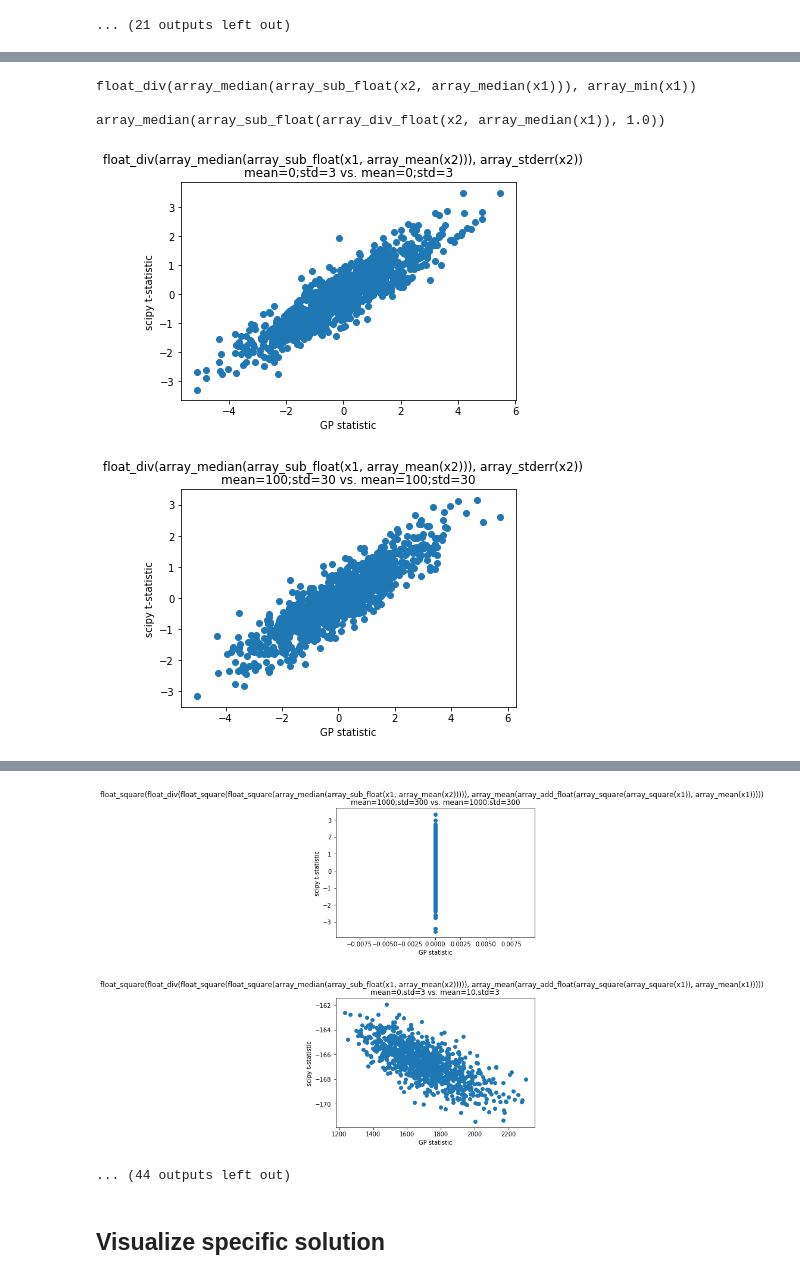
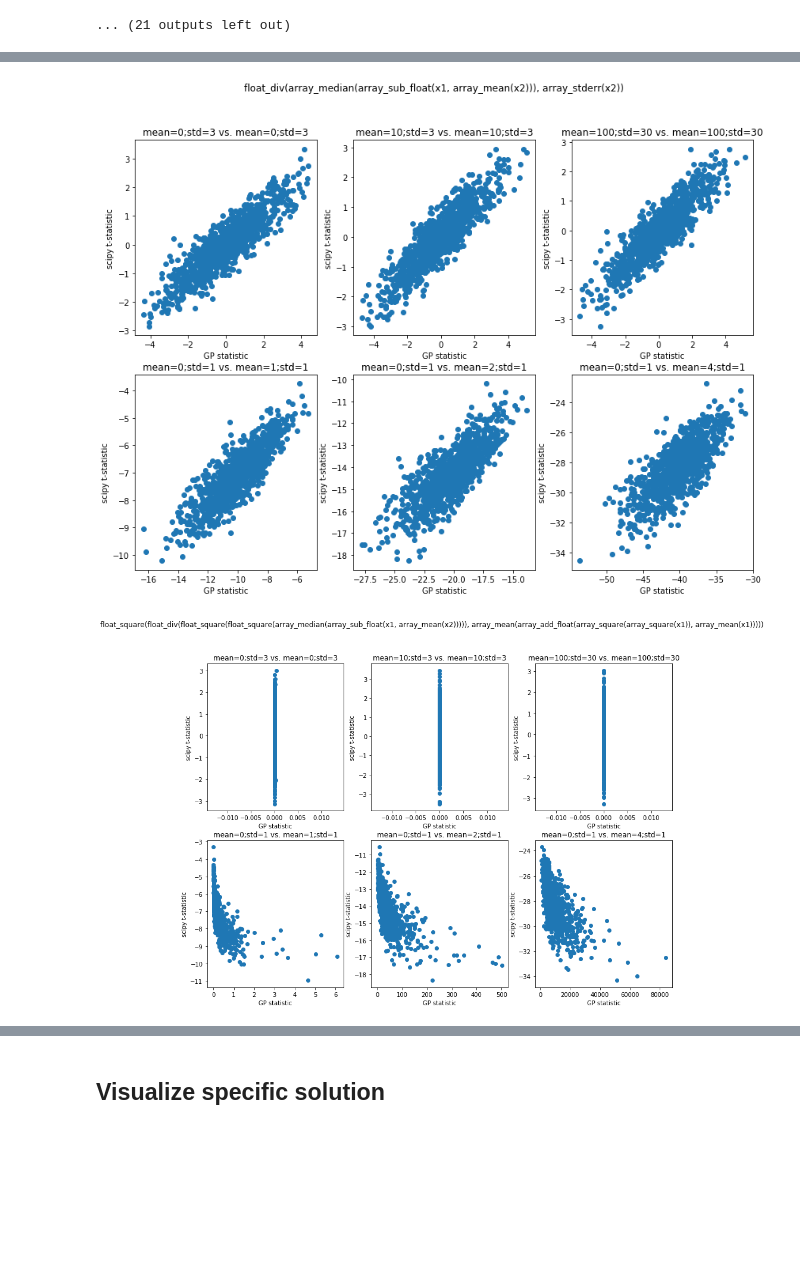
Before and after one commit to EpistasisLab/evolved-stats, a Jupyter notebook: demo-evolve-stats.ipynb, the cells around one changed output, grey strips where cells are left out. Cells and saved outputs as stored; diff of their text form; code cells hidden in the pictures; blank space fills up the shorter version.

Commit message:
Remove GP stat that throws errors in distribution plots
Also clean up correlation plots between GP statistic and t-statistic

```diff
--- a/demo-evolve-stats.ipynb
+++ b/demo-evolve-stats.ipynb
@@ -676,7 +676,7 @@ evolved_stats = ['float_div(array_median(array_sub_float(x1, array_mean(x2))), a
                  'array_var(array_mul_float(x1, array_mean(array_div_float(array_sub_float(x1, array_mean(x2)), array_var(x2)))))',
                  'float_div(float_sub(array_mean(x1), array_mean(x2)), array_std(x1))',
                  'float_div(array_median(array_sub_float(x2, array_median(x1))), array_std(x2))',
-                 'array_mean(array_div_float(array_sub_float(x2, array_mean(x1)), array_var(array_sqrt(x1))))',
+                 #'array_mean(array_div_float(array_sub_float(x2, array_mean(x1)), array_var(array_sqrt(x1))))',
                  'float_div(array_median(array_sub_float(x2, array_median(x1))), array_min(x1))',
                  'array_median(array_sub_float(array_div_float(x2, array_median(x1)), 1.0))']
 
@@ -685,30 +685,37 @@ for expr in evolved_stats:
     print('')
     func = toolbox.compile(expr=expr)
 
-    def plot_test_dist(stat_func, stat_expr, loc1, loc2, std1=3, std2=3):
+    def plot_test_dist(stat_func, loc1, loc2, std1=1, std2=1):
         stat_dist = []
         ttest_dist = []
         for rep in range(1000):
-            dist1 = np.random.normal(loc=loc1, scale=std1, size=5000)
-            dist2 = np.random.normal(loc=loc2, scale=std2, size=5000)
+            dist1 = np.random.normal(loc=loc1, scale=std1, size=100)
+            dist2 = np.random.normal(loc=loc2, scale=std2, size=100)
             stat_dist.append(stat_func(dist1, dist2))
             ttest_dist.append(ttest_ind(dist1, dist2).statistic)
-        plt.figure()
-        plt.suptitle(stat_expr)
+
         plt.title('mean={};std={} vs. mean={};std={}'.format(loc1, std1, loc2, std2))
         plt.scatter(stat_dist, ttest_dist)
         plt.xlabel('GP statistic')
         plt.ylabel('scipy t-statistic')
 
+    plt.figure(figsize=(14, 10))
+    plt.suptitle(expr)
     # Same mean, same std
-    plot_test_dist(func, expr, 0, 0, std1=3, std2=3)
-    plot_test_dist(func, expr, 100, 100, std1=30, std2=30)
-    plot_test_dist(func, expr, 1000, 1000, std1=300, std2=300)
+    plt.subplot(2, 3, 1)
+    plot_test_dist(func, 0, 0, std1=3, std2=3)
+    plt.subplot(2, 3, 2)
+    plot_test_dist(func, 10, 10, std1=3, std2=3)
+    plt.subplot(2, 3, 3)
+    plot_test_dist(func, 100, 100, std1=30, std2=30)
 
     # Diff mean, same std
-    plot_test_dist(func, expr, 0, 10, std1=3, std2=3)
-    plot_test_dist(func, expr, 0, 100, std1=30, std2=30)
-    plot_test_dist(func, expr, 0, 1000, std1=300, std2=300)
+    plt.subplot(2, 3, 4)
+    plot_test_dist(func, 0, 1, std1=1, std2=1)
+    plt.subplot(2, 3, 5)
+    plot_test_dist(func, 0, 2, std1=1, std2=1)
+    plt.subplot(2, 3, 6)
+    plot_test_dist(func, 0, 4, std1=1, std2=1)
 # %% [output]
 float_div(array_median(array_sub_float(x1, array_mean(x2))), array_stderr(x2))
 
@@ -726,5 +735,2 @@ array_mean(array_div_float(array_sub_float(x2, array_mean(x1)), array_var(array_
-float_div(array_median(array_sub_float(x2, array_median(x1))), array_min(x1))
-
-array_median(array_sub_float(array_div_float(x2, array_median(x1)), 1.0))
-[figure, old version]
+[figure, new version]
-[figure, old version]
+[figure, new version]
@@ -737,6 +743,3 @@ array_median(array_sub_float(array_div_float(x2, array_median(x1)), 1.0))
-[figure, removed]
-[figure, removed]
-... (44 outputs left out)
 # %% [markdown]
 ## Visualize specific solution
 # %%
```
Also changed, not shown: parts of 1 cell of this notebook.
